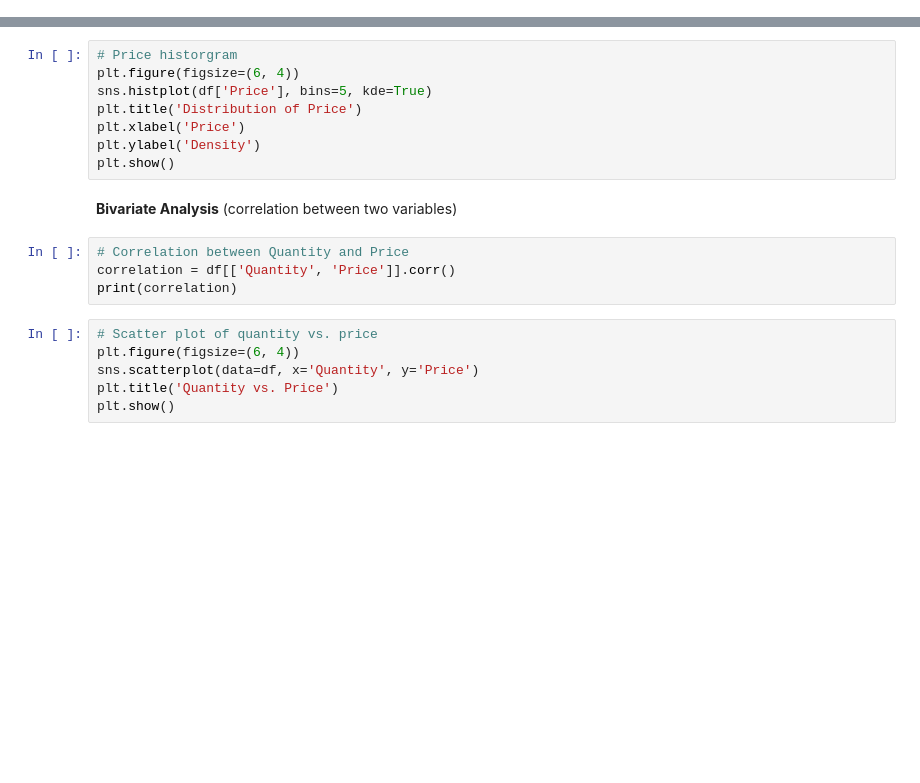
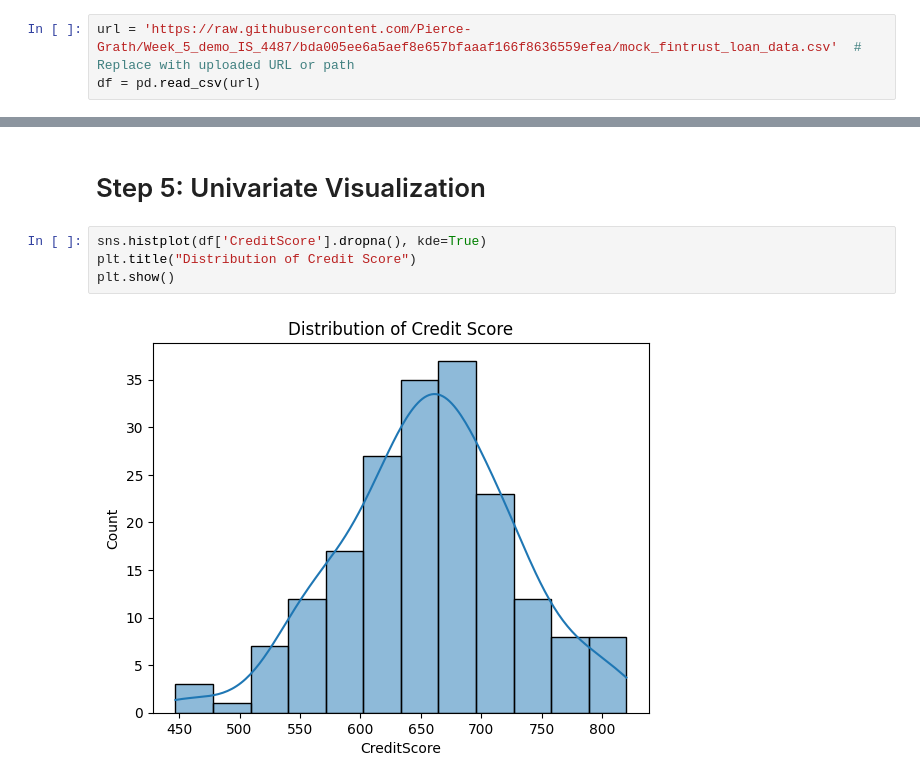
Before and after one commit to Stan-Pugsley/is_4487_base, a Jupyter notebook: Demos/demo_05_eda.ipynb, the cells around one changed output, grey strips where cells are left out. Saved outputs shown, nothing was run; the diff lists cells and outputs as text; blank space fills up the shorter version.

Commit message:
demo5

```diff
--- a/Demos/demo_05_eda.ipynb
+++ b/Demos/demo_05_eda.ipynb
@@ -39,0 +27,3 @@ Inspect the Data
+# %%
+url = 'https://raw.githubusercontent.com/Pierce-Grath/Week_5_demo_IS_4487/bda005ee6a5aef8e657bfaaaf166f8636559efea/mock_fintrust_loan_data.csv'  # Replace with uploaded URL or path
+df = pd.read_csv(url)
@@ -54,20 +109,8 @@ print("Unique Customers:", df['CustomerID'].nunique())
+# %% [markdown]
+# Step 5: Univariate Visualization
 # %%
-# Price historgram
-plt.figure(figsize=(6, 4))
-sns.histplot(df['Price'], bins=5, kde=True)
-plt.title('Distribution of Price')
-plt.xlabel('Price')
-plt.ylabel('Density')
+sns.histplot(df['CreditScore'].dropna(), kde=True)
+plt.title("Distribution of Credit Score")
 plt.show()
+# %% [output]
+[figure, added]
-# %% [markdown]
-**Bivariate Analysis** (correlation between two variables)
-# %%
-# Correlation between Quantity and Price
-correlation = df[['Quantity', 'Price']].corr()
-print(correlation)
-# %%
-# Scatter plot of quantity vs. price
-plt.figure(figsize=(6, 4))
-sns.scatterplot(data=df, x='Quantity', y='Price')
-plt.title('Quantity vs. Price')
-plt.show()
```
Also changed, not shown: parts of 26 cells of this notebook, 1 other file.
